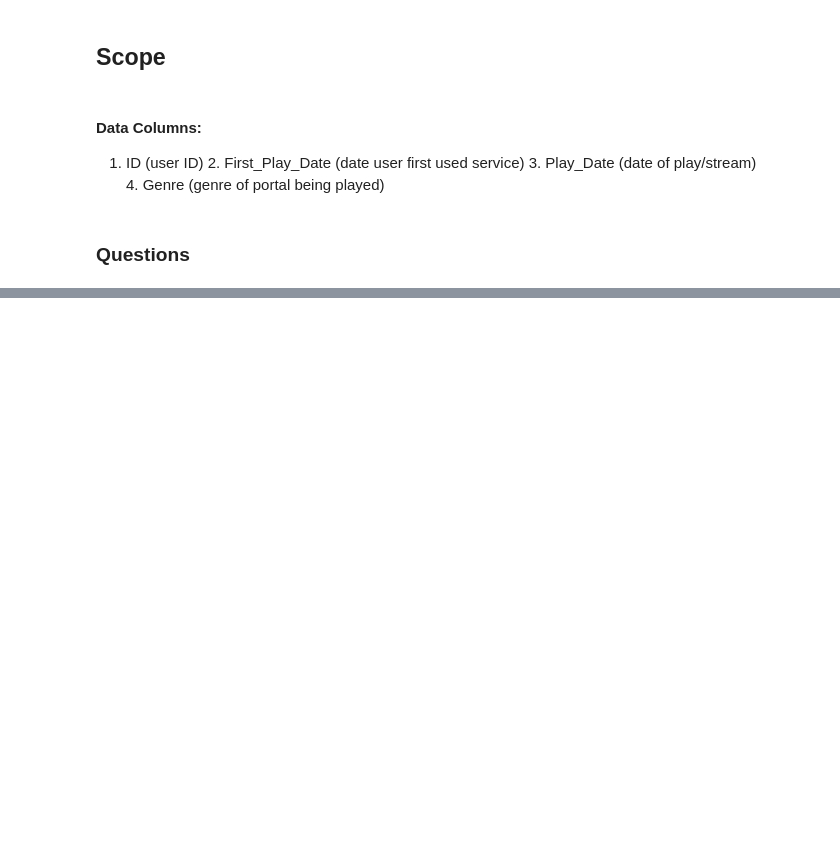
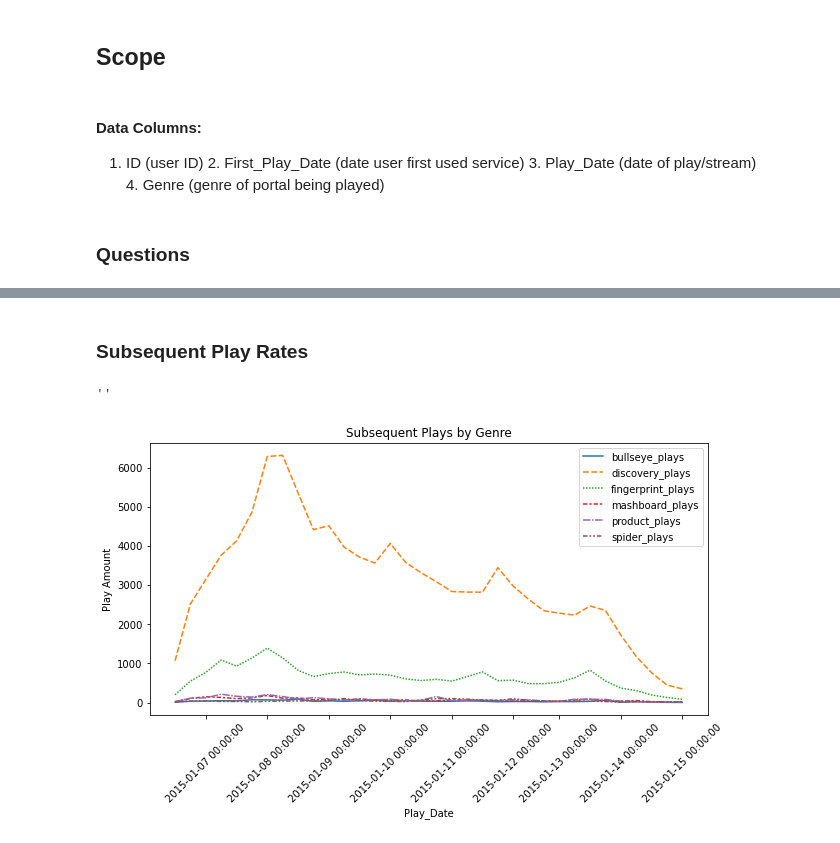
Before and after one commit to Mynusjanai/R4_data_excercise, a Jupyter notebook: R4 Data Science Exercise.ipynb, the cells around one changed output, grey strips where cells are left out. Drawn from its saved outputs; the diff is of its cells as text; code cells hidden in the pictures; blank space fills up the shorter version.

```diff
--- a/R4 Data Science Exercise.ipynb
+++ b/R4 Data Science Exercise.ipynb
@@ -47,0 +257,6 @@ r4 = pd.read_csv('data/r4_data_exercise.csv', index_col = 0)
+# %%
+# View first play dates by genre breakdown
+# Index is kept in order to reset for the timeseries object later
+sub_daily_genre = r4.groupby('Play_Date')['bullseye_plays','discovery_plays','fingerprint_plays','mashboard_plays',\
+    'product_plays','spider_plays'].sum()
+sub_daily_genre.head()
@@ -47,0 +316,18 @@ r4 = pd.read_csv('data/r4_data_exercise.csv', index_col = 0)
+# %% [markdown]
+### Subsequent Play Rates
+# %%
+# Visualizing rate of secondary plays for each genre
+# Reset the index here under a new variable to avoid issues later with the timeseries object
+sub_index = sub_daily_genre.reset_index()
+labels = sub_index['Play_Date']
+fig, ax = plt.subplots(figsize = (10, 5))
+
+sns.lineplot(data = sub_daily_genre)
+ax.set_ylabel('Play Amount')
+ax.set_xticklabels(labels, rotation = 45)
+ax.set_title('Subsequent Plays by Genre')
+# plt.savefig('img/sub_plays_genre.png');
+;
+# %% [output]
+''
+[figure, added]
```
Also changed, not shown: parts of 35 cells of this notebook, 4 other files.
